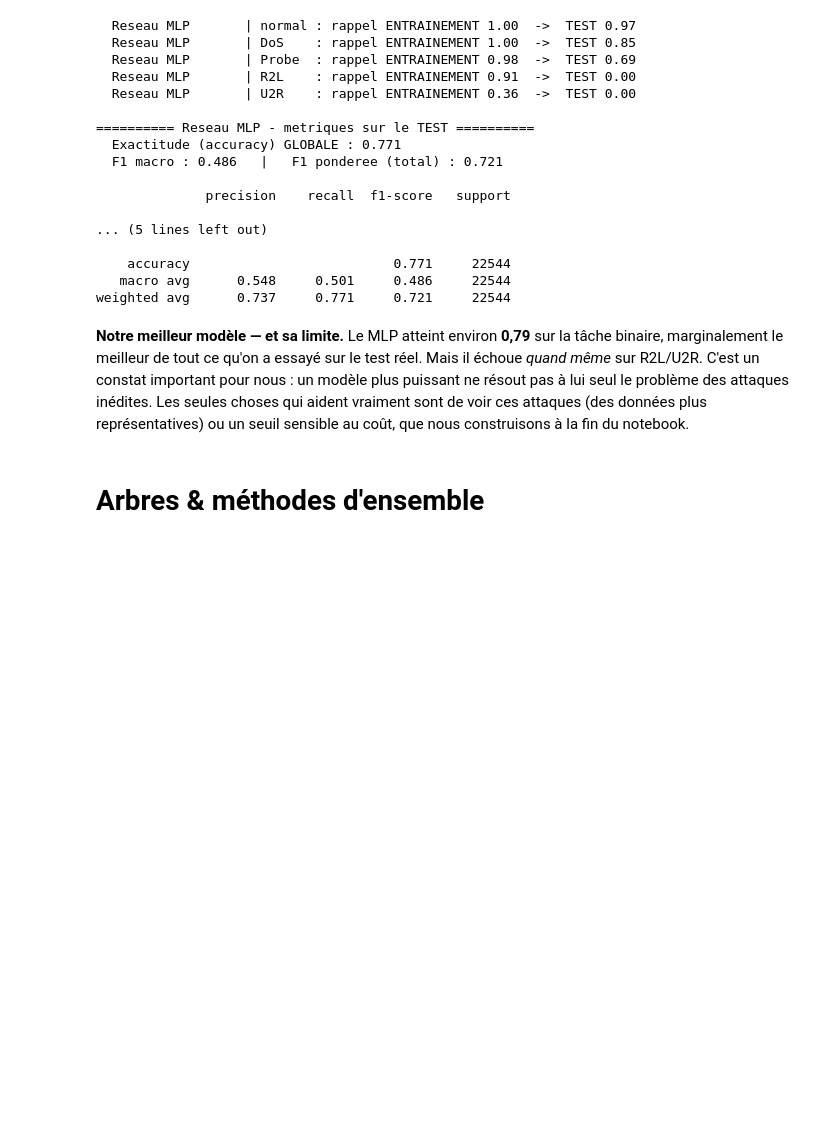
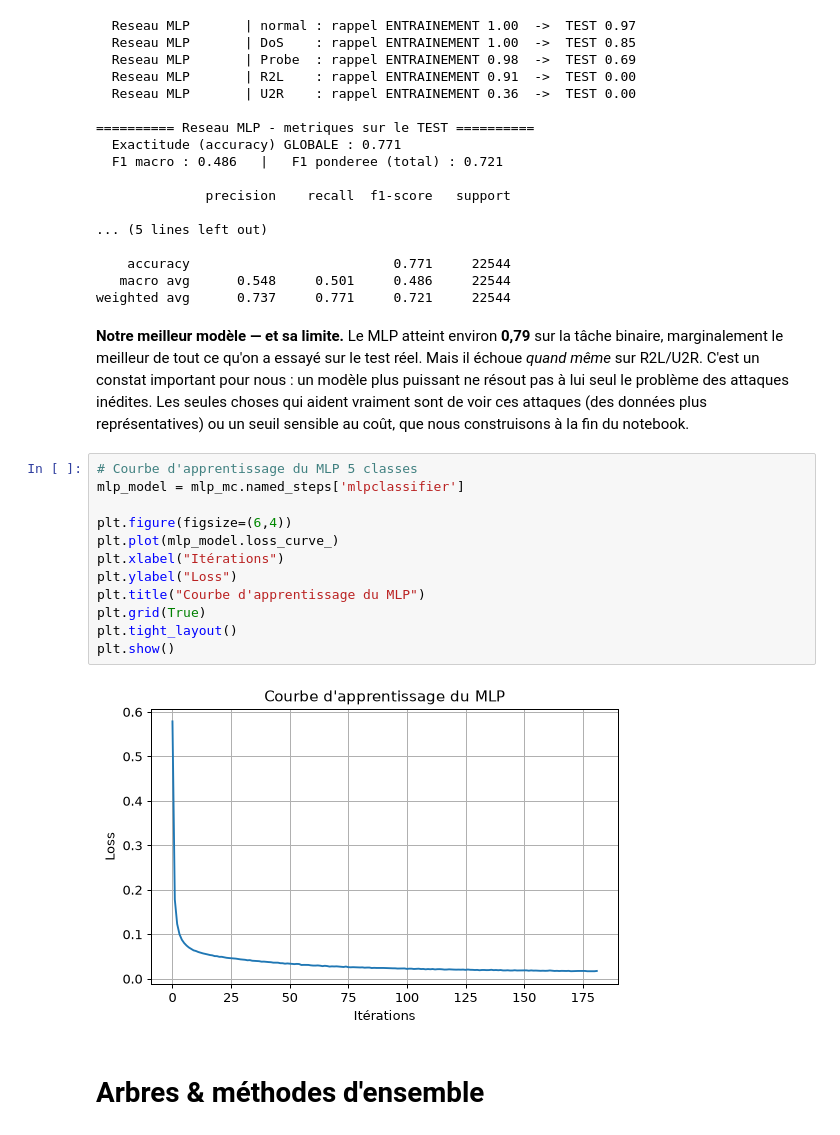
Before and after one commit to DreanoLucas/ML_AIR_Attack, a Jupyter notebook: Groupe7_AIR_FISA_KDD_Attaques_v2.ipynb, the cells around one changed output. Cells and saved outputs as stored; diff of their text form; blank space fills up the shorter version.

```diff
--- a/Groupe7_AIR_FISA_KDD_Attaques_v2.ipynb
+++ b/Groupe7_AIR_FISA_KDD_Attaques_v2.ipynb
@@ -636,6 +641,20 @@ cm_train_test(mlp_mc, dtr_c[BASE], ytr_c, dte_c[BASE], yte_c, 'Reseau MLP')
 weighted avg      0.737     0.771     0.721     22544
 # %% [markdown]
 **Notre meilleur modèle — et sa limite.** Le MLP atteint environ **0,79** sur la tâche binaire, marginalement le meilleur de tout ce qu'on a essayé sur le test réel. Mais il échoue *quand même* sur R2L/U2R. C'est un constat important pour nous : un modèle plus puissant ne résout pas à lui seul le problème des attaques inédites. Les seules choses qui aident vraiment sont de voir ces attaques (des données plus représentatives) ou un seuil sensible au coût, que nous construisons à la fin du notebook.
+# %%
+# Courbe d'apprentissage du MLP 5 classes
+mlp_model = mlp_mc.named_steps['mlpclassifier']
+
+plt.figure(figsize=(6,4))
+plt.plot(mlp_model.loss_curve_)
+plt.xlabel("Itérations")
+plt.ylabel("Loss")
+plt.title("Courbe d'apprentissage du MLP")
+plt.grid(True)
+plt.tight_layout()
+plt.show()
+# %% [output]
+[figure, added]
 # %% [markdown]
 # Arbres & méthodes d'ensemble
 # %% [markdown]
```
Also changed, not shown: parts of 26 cells of this notebook.
